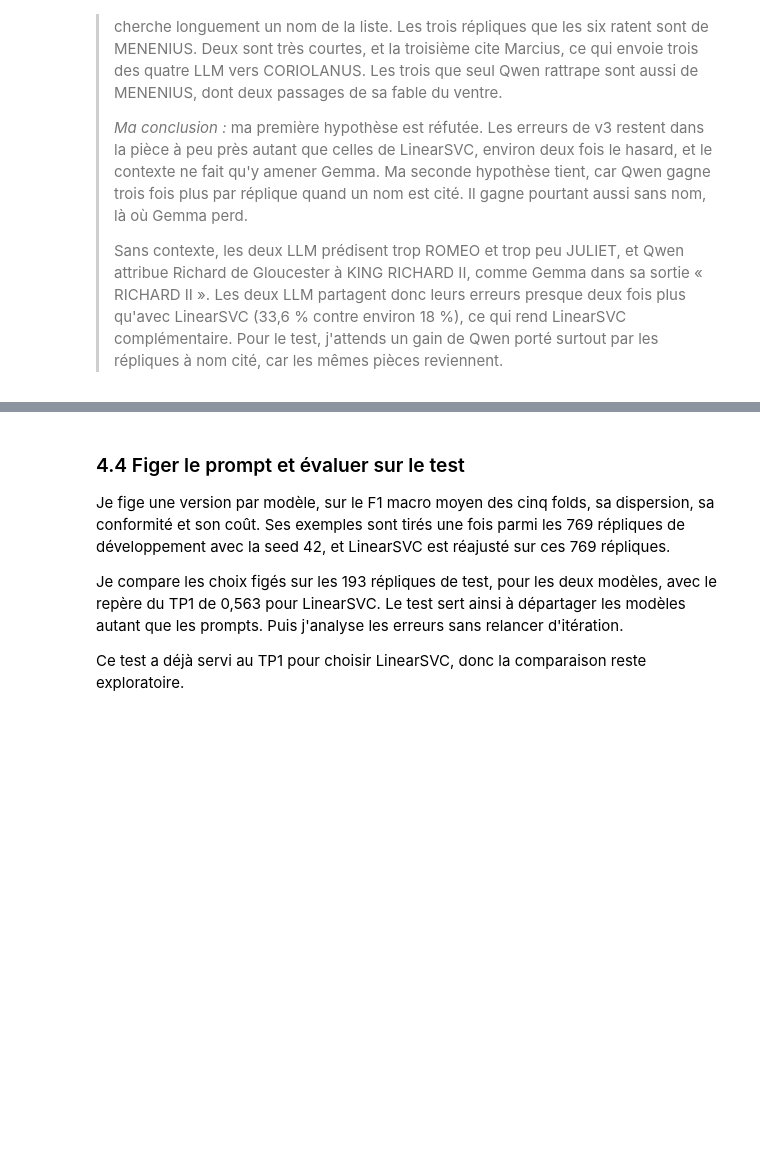
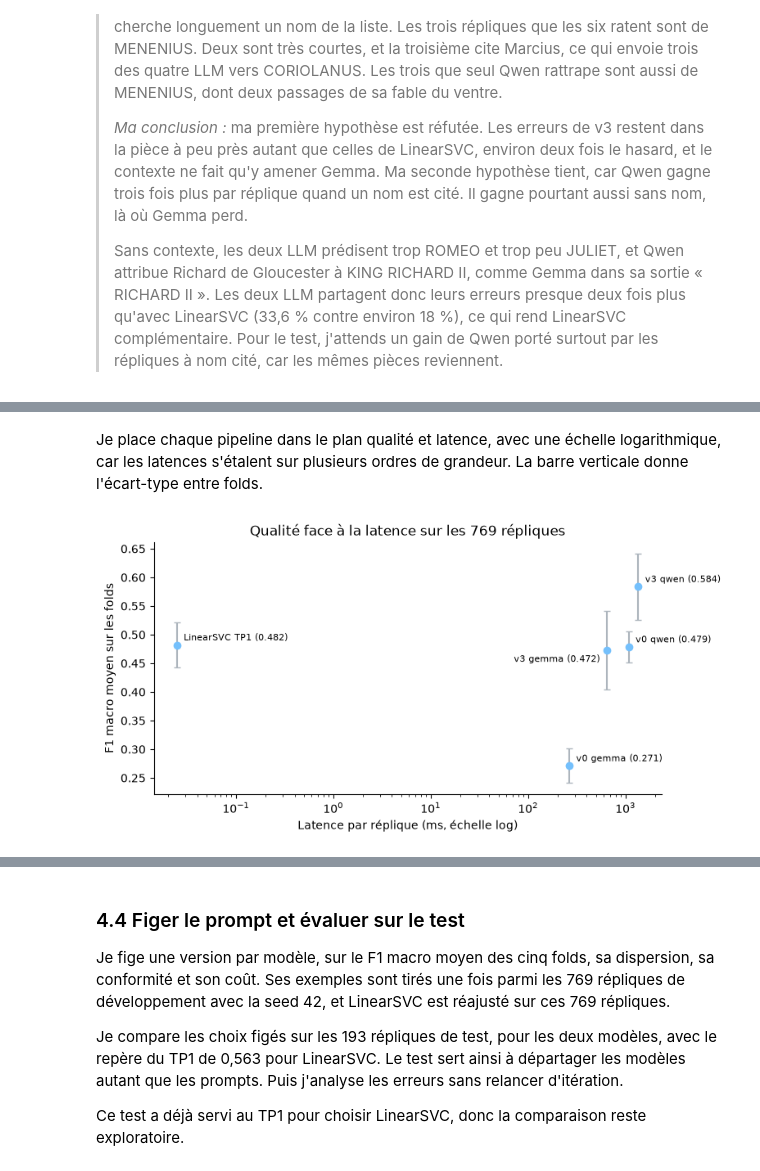
Before and after one commit to mcrayssac/ING3_IAA_GB_NLP, a Jupyter notebook: TP3_NLP_prompting.ipynb, the cells around one changed output, grey strips where cells are left out. Drawn from its saved outputs; the diff is of its cells as text; code cells hidden in the pictures; blank space fills up the shorter version.

```diff
--- a/TP3_NLP_prompting.ipynb
+++ b/TP3_NLP_prompting.ipynb
@@ -2320,6 +2319,25 @@ Le rapport de latence face à LinearSVC dépend de la configuration, donc je le
 # %%
-# TODO : construire le tableau qualité, coût et latence depuis resultats, une ligne par couple
-#   version et modèle.
-# TODO : mesurer le temps de prédiction par réplique de LinearSVC sur une validation de fold.
-# TODO : ajouter l'empreinte mémoire et le coût de bascule mesurés dans les sections 2.2 et 2.5.
-# TODO : afficher le tableau et le rapport de latence de chaque ligne face à LinearSVC.
+# Temps d'ajustement, temps de prédiction par réplique et taille de LinearSVC TP1 sur le fold 1.
+import pickle
+import timeit
+
+REPETITIONS = 20  # Mesures répétées, la médiane écarte les à-coups de la machine
+
+
+def chronometrer_svc(fold: dict) -> dict:
+    """Ajustement, prédiction par réplique (médianes) et taille de LinearSVC TP1 sur un fold."""
+    textes, cibles = X_train.loc[fold['train']], y_train.loc[fold['train']]
+    validation = X_train.loc[fold['validation']]
+    ajustements = timeit.repeat(lambda: construire_svc_tp1().fit(textes, cibles), number=1,
+                                repeat=REPETITIONS)
+    pipeline = construire_svc_tp1().fit(textes, cibles)
+    predictions = timeit.repeat(lambda: pipeline.predict(validation), number=1,
+                                repeat=REPETITIONS)
+    return {'Entraînement (s)': np.median(ajustements),
+            'Latence par réplique (ms)': 1000 * np.median(predictions) / len(validation),
+            'Taille (Mio)': len(pickle.dumps(pipeline)) / 2**20}
+
+
+MESURES_SVC = chronometrer_svc(folds[0])
+for cle, valeur in MESURES_SVC.items():
+    print(f'LinearSVC TP1, {cle} : {valeur:.4f}')
@@ -2325,0 +2397,20 @@ Le rapport de latence face à LinearSVC dépend de la configuration, donc je le
+# %% [markdown]
+Je place chaque pipeline dans le plan qualité et latence, avec une échelle logarithmique, car les latences s'étalent sur plusieurs ordres de grandeur. La barre verticale donne l'écart-type entre folds.
+# %%
+# F1 macro moyen face à la latence par réplique, échelle logarithmique, écart-type en barre.
+fig, ax = plt.subplots(figsize=(8, 4))
+ax.errorbar(couts['Latence par réplique (ms)'], couts['F1 macro'], yerr=couts['Écart-type'],
+            fmt='o', color='#74c0fc', ecolor='#adb5bd', capsize=3)
+for nom, ligne in couts.iterrows():
+    gauche = nom == 'v3 gemma'  # Étiquette à gauche, sinon elle recouvre celle de v0 qwen
+    ax.annotate(f'{nom} ({ligne["F1 macro"]:.3f})',
+                (ligne['Latence par réplique (ms)'], ligne['F1 macro']),
+                textcoords='offset points', xytext=(-6, -10) if gauche else (6, 4),
+                ha='right' if gauche else 'left', fontsize=8)
+ax.set_xscale('log')
+ax.set(xlabel='Latence par réplique (ms, échelle log)', ylabel='F1 macro moyen sur les folds',
+       title='Qualité face à la latence sur les 769 répliques')
+ax.spines[['top', 'right']].set_visible(False)
+plt.show()
+# %% [output]
+[figure, added]
```
Also changed, not shown: parts of 12 cells of this notebook.
